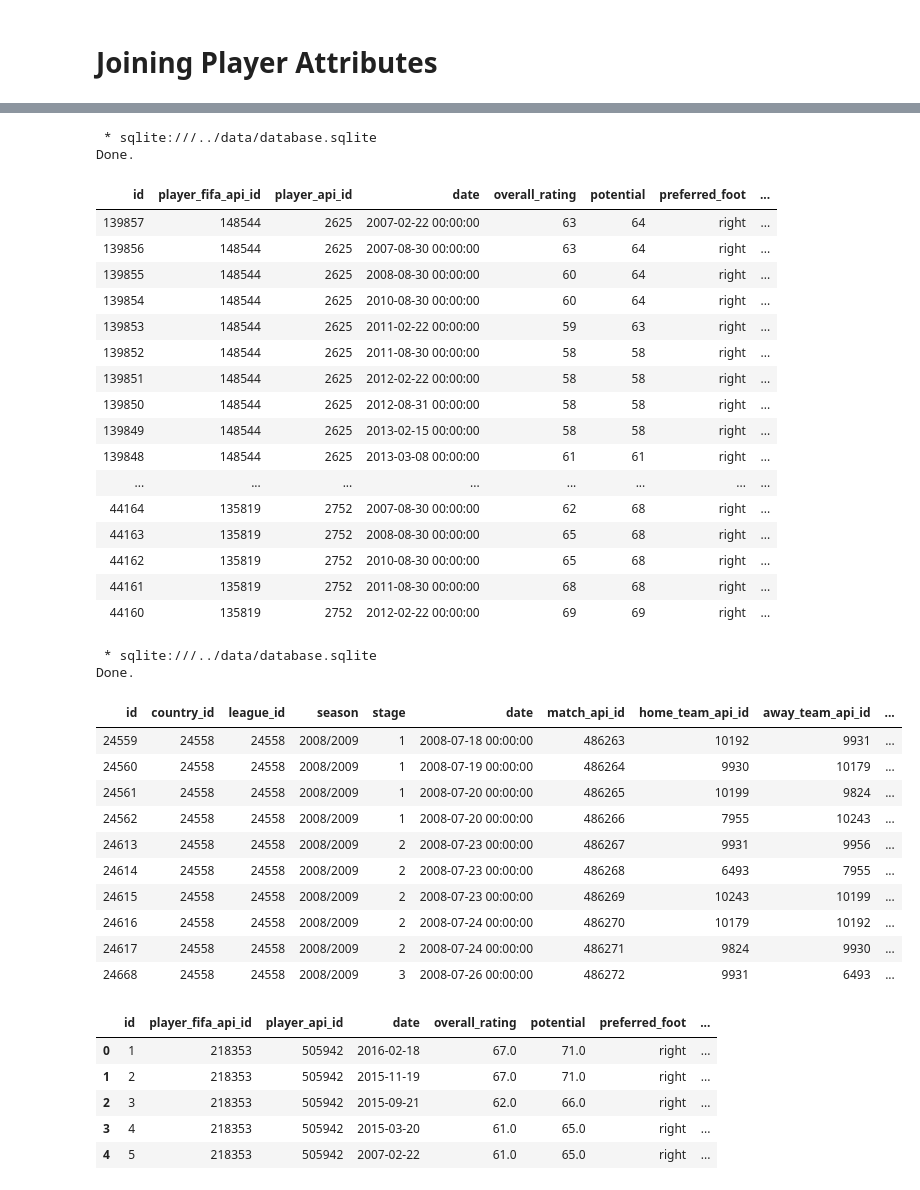
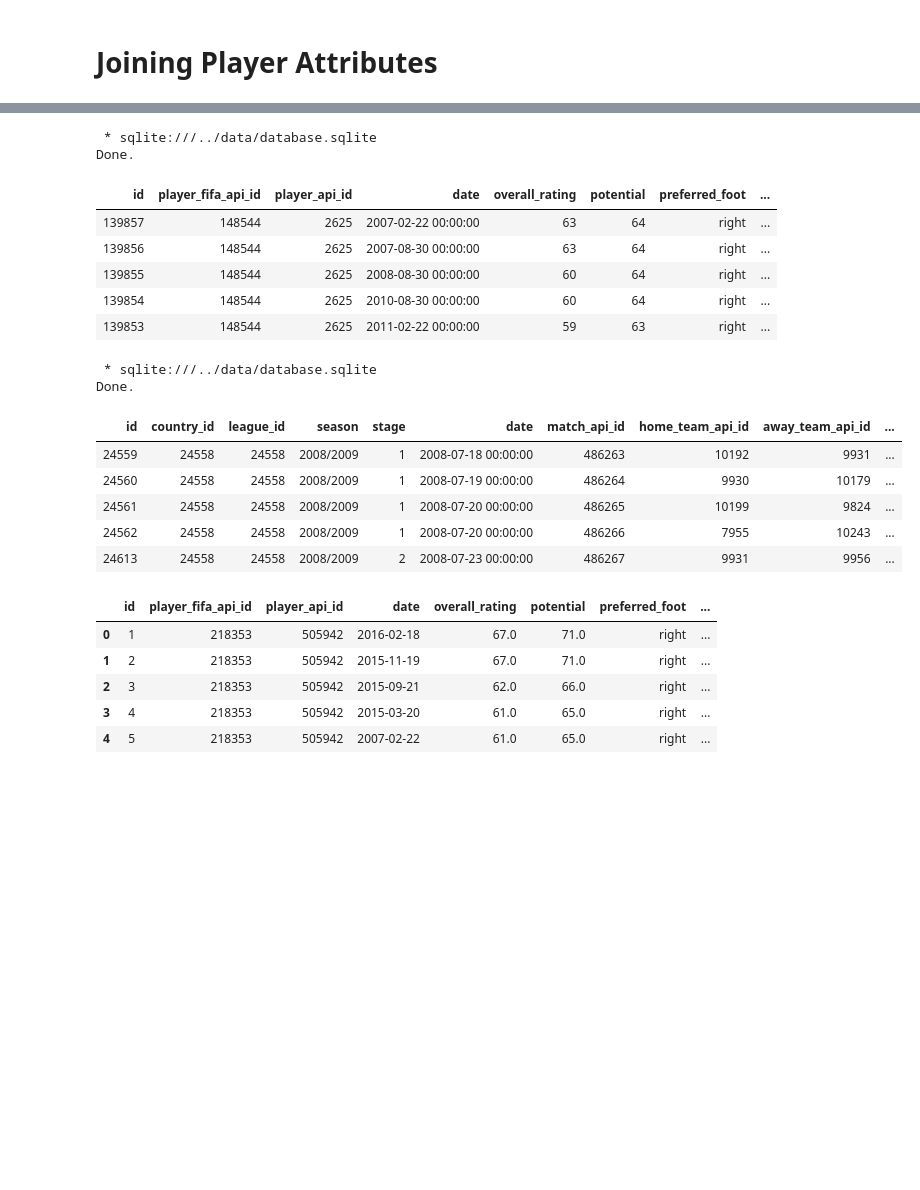
Before and after one commit to gwilli95/European_Soccer_EDA_XGBoost_Pipeline, a Jupyter notebook: notebooks/modeling_table.ipynb, the cells around one changed output, grey strips where cells are left out. Drawn from its saved outputs; the diff is of its cells as text; code cells hidden in the pictures; blank space fills up the shorter version.

```diff
--- a/notebooks/modeling_table.ipynb
+++ b/notebooks/modeling_table.ipynb
@@ -854,33 +851,22 @@ Done.
 # %%
 %%sql
 SELECT * FROM Player_Attributes
 ORDER BY player_api_id, date
-LIMIT 20;
+LIMIT 5;
 # %% [output]
  * sqlite:///../data/database.sqlite
 Done.
 | id | player_fifa_api_id | player_api_id | date | overall_rating | potential | preferred_foot | ... |
 | 139857 | 148544 | 2625 | 2007-02-22 00:00:00 | 63 | 64 | right | ... |
 | 139856 | 148544 | 2625 | 2007-08-30 00:00:00 | 63 | 64 | right | ... |
 | 139855 | 148544 | 2625 | 2008-08-30 00:00:00 | 60 | 64 | right | ... |
 | 139854 | 148544 | 2625 | 2010-08-30 00:00:00 | 60 | 64 | right | ... |
 | 139853 | 148544 | 2625 | 2011-02-22 00:00:00 | 59 | 63 | right | ... |
-| 139852 | 148544 | 2625 | 2011-08-30 00:00:00 | 58 | 58 | right | ... |
-| 139851 | 148544 | 2625 | 2012-02-22 00:00:00 | 58 | 58 | right | ... |
-| 139850 | 148544 | 2625 | 2012-08-31 00:00:00 | 58 | 58 | right | ... |
-| 139849 | 148544 | 2625 | 2013-02-15 00:00:00 | 58 | 58 | right | ... |
-| 139848 | 148544 | 2625 | 2013-03-08 00:00:00 | 61 | 61 | right | ... |
-| ... | ... | ... | ... | ... | ... | ... | ... |
-| 44164 | 135819 | 2752 | 2007-08-30 00:00:00 | 62 | 68 | right | ... |
-| 44163 | 135819 | 2752 | 2008-08-30 00:00:00 | 65 | 68 | right | ... |
-| 44162 | 135819 | 2752 | 2010-08-30 00:00:00 | 65 | 68 | right | ... |
-| 44161 | 135819 | 2752 | 2011-08-30 00:00:00 | 68 | 68 | right | ... |
-| 44160 | 135819 | 2752 | 2012-02-22 00:00:00 | 69 | 69 | right | ... |
 # %%
 %%sql
 SELECT * FROM Match
 ORDER BY date
-LIMIT 10;
+LIMIT 5;
 # %% [output]
  * sqlite:///../data/database.sqlite
 Done.
@@ -890,11 +876,6 @@ Done.
 | 24561 | 24558 | 24558 | 2008/2009 | 1 | 2008-07-20 00:00:00 | 486265 | 10199 | 9824 | ... |
 | 24562 | 24558 | 24558 | 2008/2009 | 1 | 2008-07-20 00:00:00 | 486266 | 7955 | 10243 | ... |
 | 24613 | 24558 | 24558 | 2008/2009 | 2 | 2008-07-23 00:00:00 | 486267 | 9931 | 9956 | ... |
-| 24614 | 24558 | 24558 | 2008/2009 | 2 | 2008-07-23 00:00:00 | 486268 | 6493 | 7955 | ... |
-| 24615 | 24558 | 24558 | 2008/2009 | 2 | 2008-07-23 00:00:00 | 486269 | 10243 | 10199 | ... |
-| 24616 | 24558 | 24558 | 2008/2009 | 2 | 2008-07-24 00:00:00 | 486270 | 10179 | 10192 | ... |
-| 24617 | 24558 | 24558 | 2008/2009 | 2 | 2008-07-24 00:00:00 | 486271 | 9824 | 9930 | ... |
-| 24668 | 24558 | 24558 | 2008/2009 | 3 | 2008-07-26 00:00:00 | 486272 | 9931 | 6493 | ... |
 # %%
 df_pa.head()
 # %% [output]
```
Also changed, not shown: parts of 90 cells of this notebook, 2 other files.
